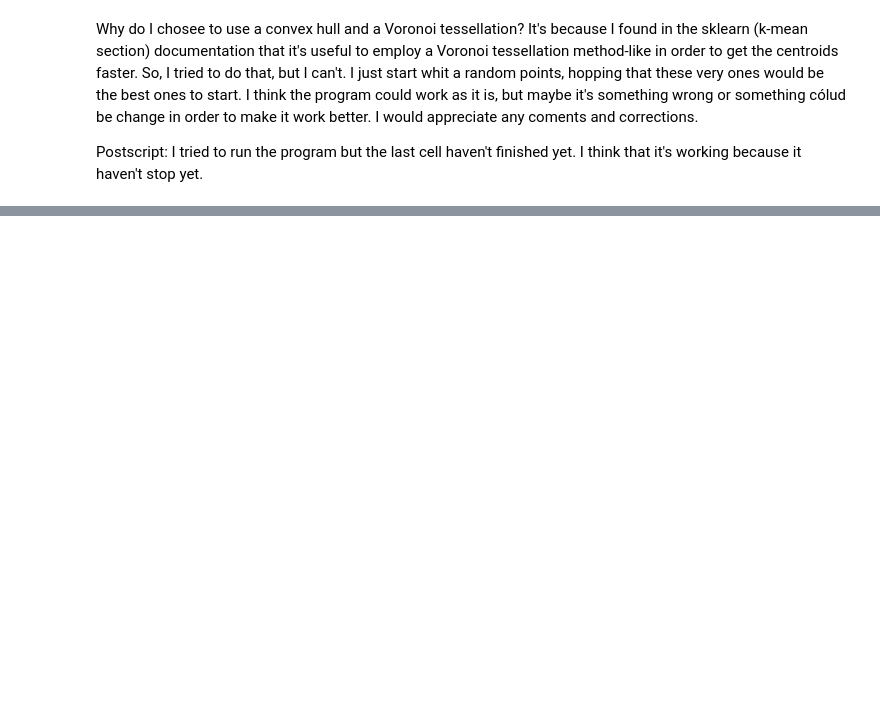
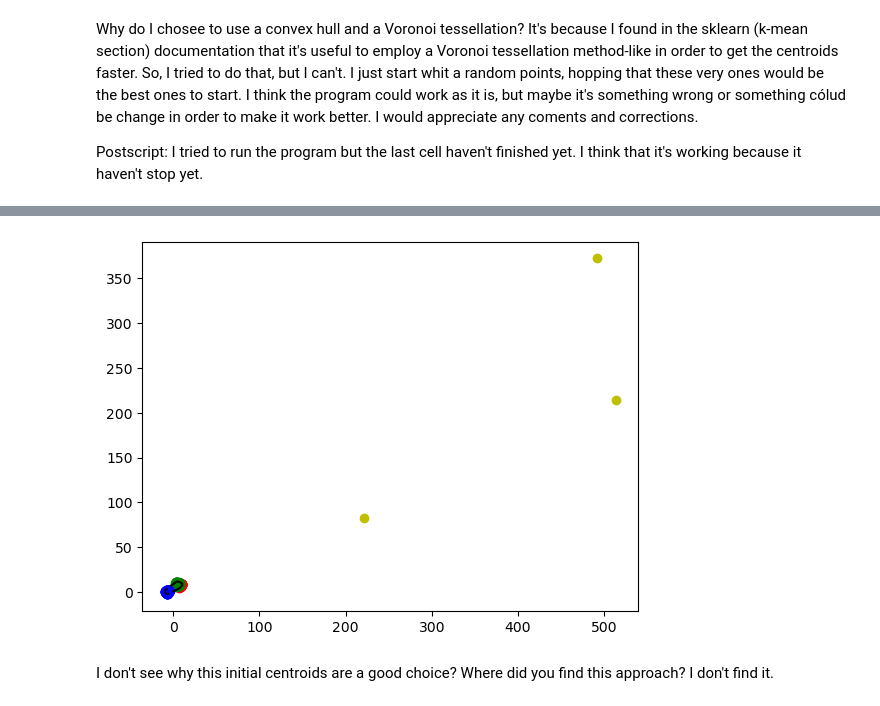
Before and after one commit to uibcdf/OpenPocket-Tools, a Jupyter notebook: Exercise-2/k_means_jc_propousal.ipynb, the cells around one changed output, grey strips where cells are left out. Cells and saved outputs as stored; diff of their text form; code cells hidden in the pictures; blank space fills up the shorter version.

```diff
--- a/Exercise-2/k_means_jc_propousal.ipynb
+++ b/Exercise-2/k_means_jc_propousal.ipynb
@@ -80,3 +71,18 @@ print(random_points[0])
+# %%
+plt.scatter(dataset[(membership==0),0], dataset[(membership==0),1], color='r')
+plt.scatter(dataset[(membership==1),0], dataset[(membership==1),1], color='g')
+plt.scatter(dataset[(membership==2),0], dataset[(membership==2),1], color='b')
+
+for simplex in hull.simplices:
+    plt.plot(dataset[simplex, 0], dataset[simplex, 1], 'k',linestyle='--')
+
+plt.scatter(random_points[:,0], random_points[:,1], color='y')
+
+plt.show()
+# %% [output]
+[figure, added]
+# %% [markdown]
+I don't see why this initial centroids are a good choice? Where did you find this approach? I don't find it.
 # %%
 from scipy.spatial.distance import euclidean as distance
 n_points = len(dataset)
```
Also changed, not shown: parts of 6 cells of this notebook, 2 other files.
